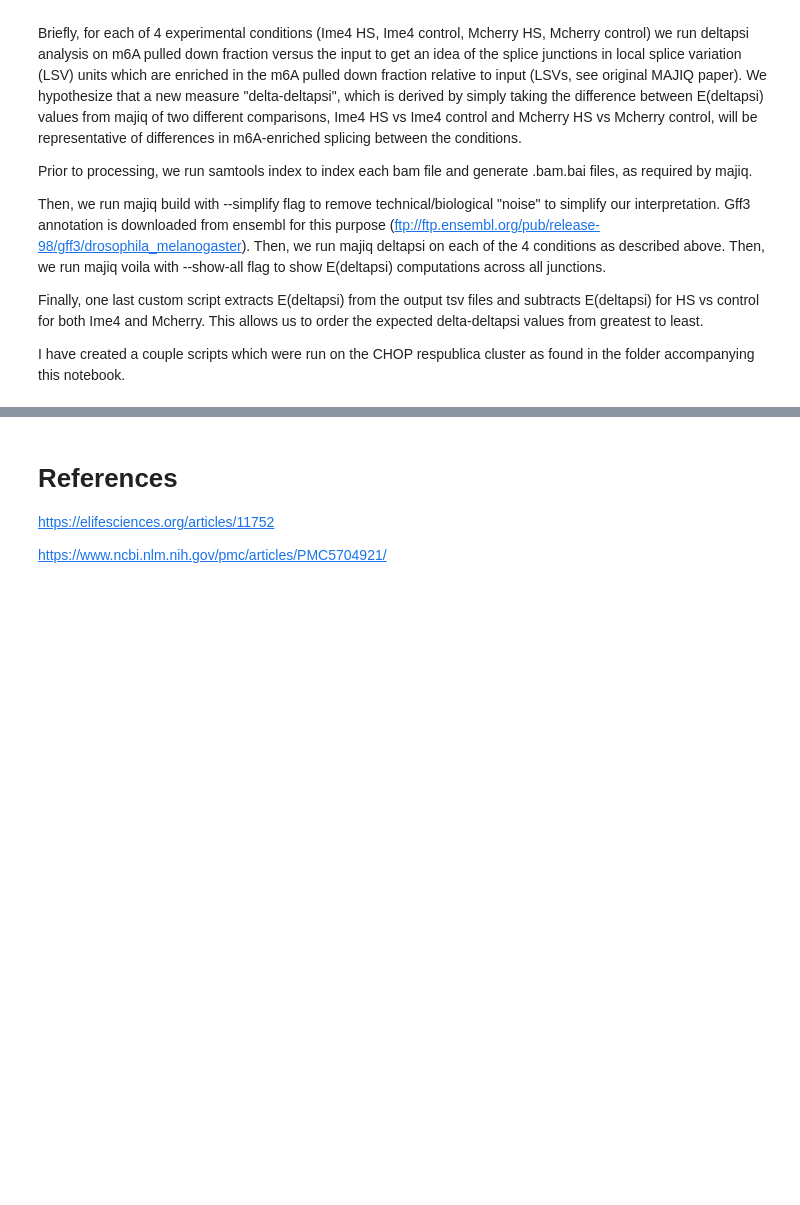
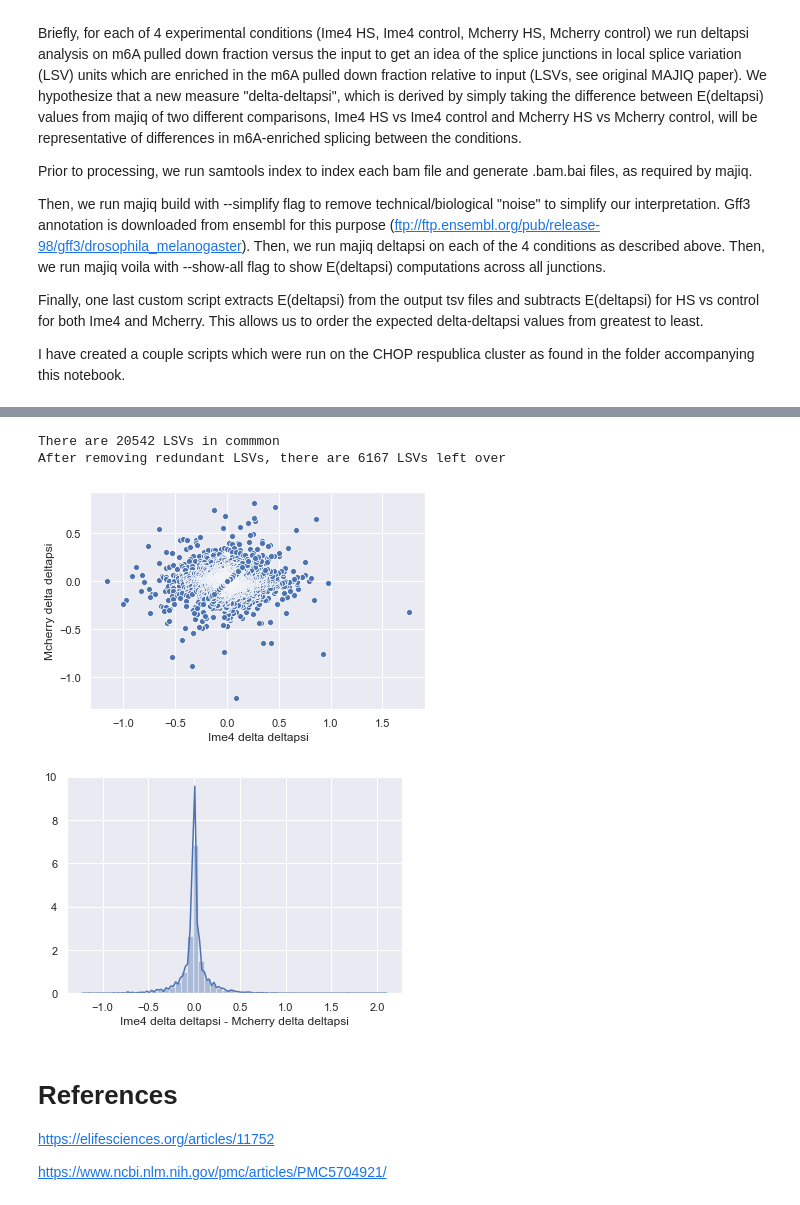
Before and after one commit to vreuter/stable571, a Jupyter notebook: majiq_analysis/delta-deltapsi Documentation.ipynb, the cells around one changed output, grey strips where cells are left out. Drawn from its saved outputs; the diff is of its cells as text; code cells hidden in the pictures; blank space fills up the shorter version.

Commit message:
final majiq analysis results

```diff
--- a/majiq_analysis/delta-deltapsi Documentation.ipynb
+++ b/majiq_analysis/delta-deltapsi Documentation.ipynb
@@ -17,3 +106,13 @@ I have created a couple scripts which were run on the CHOP respublica cluster as
+# %%
+import os
+os.chdir("/Users/kyang/bonini/stable571/majiq_analysis/src/")
+from process_majiq import *
+normalize()
+# %% [output]
+There are 20542 LSVs in commmon
+After removing redundant LSVs, there are 6167 LSVs left over
+[figure, added]
+[figure, added]
 # %% [markdown]
 # References
 
```
Also changed, not shown: parts of 9 cells of this notebook, 22 other files.
